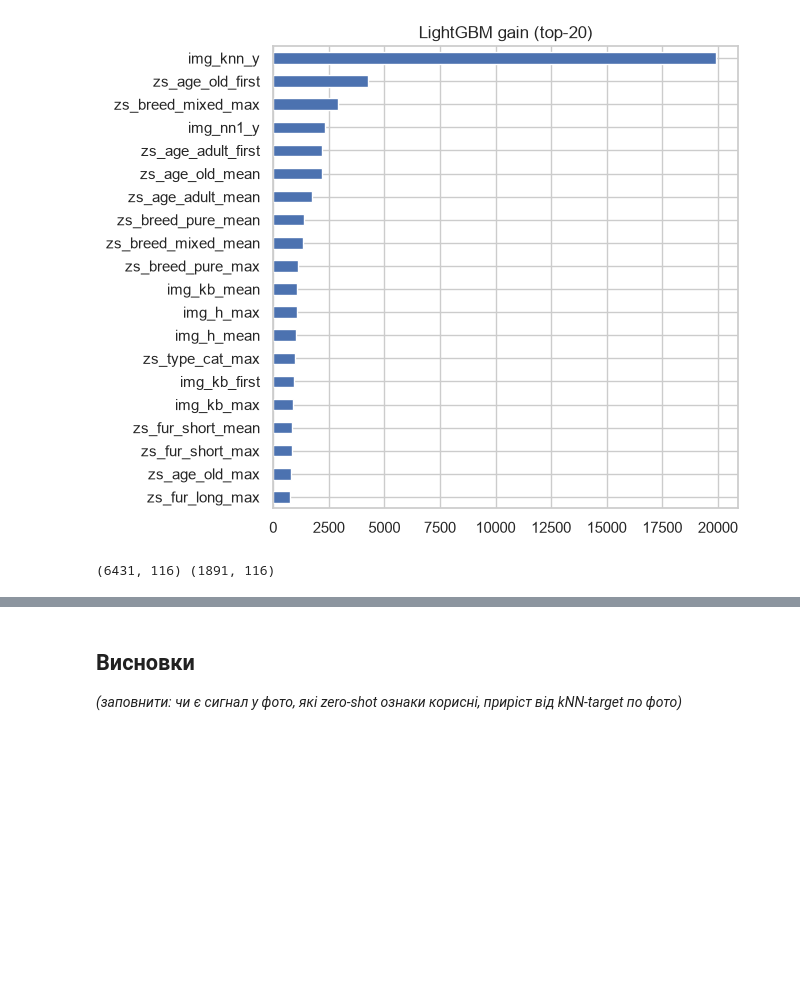
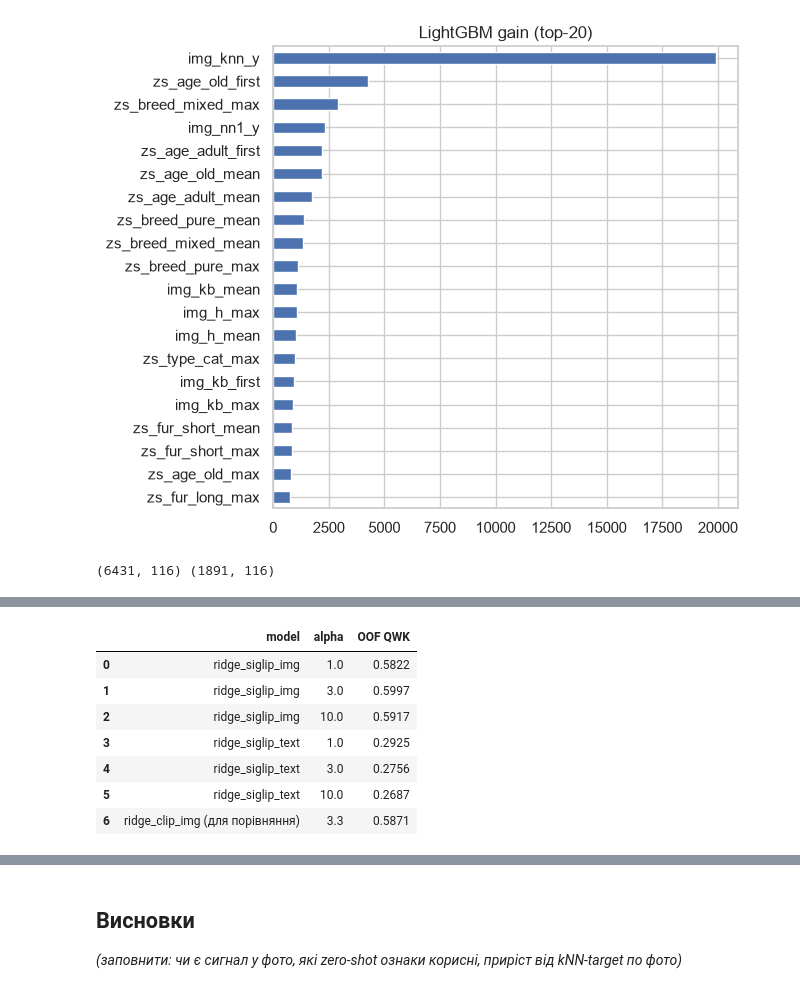
Before and after one commit to ayri77/neoversity-dl-cv-final, a Jupyter notebook: notebooks/03_image_features.ipynb, the cells around one changed output, grey strips where cells are left out. Drawn from its saved outputs; the diff is of its cells as text; code cells hidden in the pictures; blank space fills up the shorter version.

```diff
--- a/notebooks/03_image_features.ipynb
+++ b/notebooks/03_image_features.ipynb
@@ -224,0 +271,34 @@ print(img_tr.shape, img_te.shape)
+# %%
+# Level-1 Ridge on raw embeddings (saved for stacking in 04/06)
+def load_pair_npy(name):
+    return np.load(PROCESSED_DIR / f"{name}_train.npy"), np.load(PROCESSED_DIR / f"{name}_test.npy")
+
+(m_tr, m_te), (f_tr, f_te) = load_pair_npy("siglip_pet_mean"), load_pair_npy("siglip_pet_first")
+ridge_specs = {
+    "ridge_siglip_img": (np.hstack([m_tr, f_tr]), np.hstack([m_te, f_te])),
+    "ridge_siglip_text": load_pair_npy("siglip_text"),
+}
+rows = []
+for name, (X_tr_r, X_te_r) in ridge_specs.items():
+    best = None
+    for alpha in (1.0, 3.0, 10.0):
+        oof_r, te_r = ridge_oof(X_tr_r, X_te_r, y, folds, alpha=alpha)
+        score = qwk(y, OptimizedRounder().fit(oof_r, y).predict(oof_r))
+        rows.append({"model": name, "alpha": alpha, "OOF QWK": score})
+        if best is None or score > best[0]:
+            best = (score, oof_r, te_r)
+    np.save(PROCESSED_DIR / f"oof_{name}.npy", best[1]); np.save(PROCESSED_DIR / f"test_{name}.npy", best[2])
+
+oof_clip = np.load(PROCESSED_DIR / "oof_ridge_clip_img.npy")
+rows.append({"model": "ridge_clip_img (для порівняння)", "alpha": 3.3,
+             "OOF QWK": qwk(y, OptimizedRounder().fit(oof_clip, y).predict(oof_clip))})
+pd.DataFrame(rows).round(4)
+# %% [output]
+|  | model | alpha | OOF QWK |
+| 0 | ridge_siglip_img | 1.0 | 0.5822 |
+| 1 | ridge_siglip_img | 3.0 | 0.5997 |
+| 2 | ridge_siglip_img | 10.0 | 0.5917 |
+| 3 | ridge_siglip_text | 1.0 | 0.2925 |
+| 4 | ridge_siglip_text | 3.0 | 0.2756 |
+| 5 | ridge_siglip_text | 10.0 | 0.2687 |
+| 6 | ridge_clip_img (для порівняння) | 3.3 | 0.5871 |
```
Also changed, not shown: parts of 3 cells of this notebook, 2 other files.
